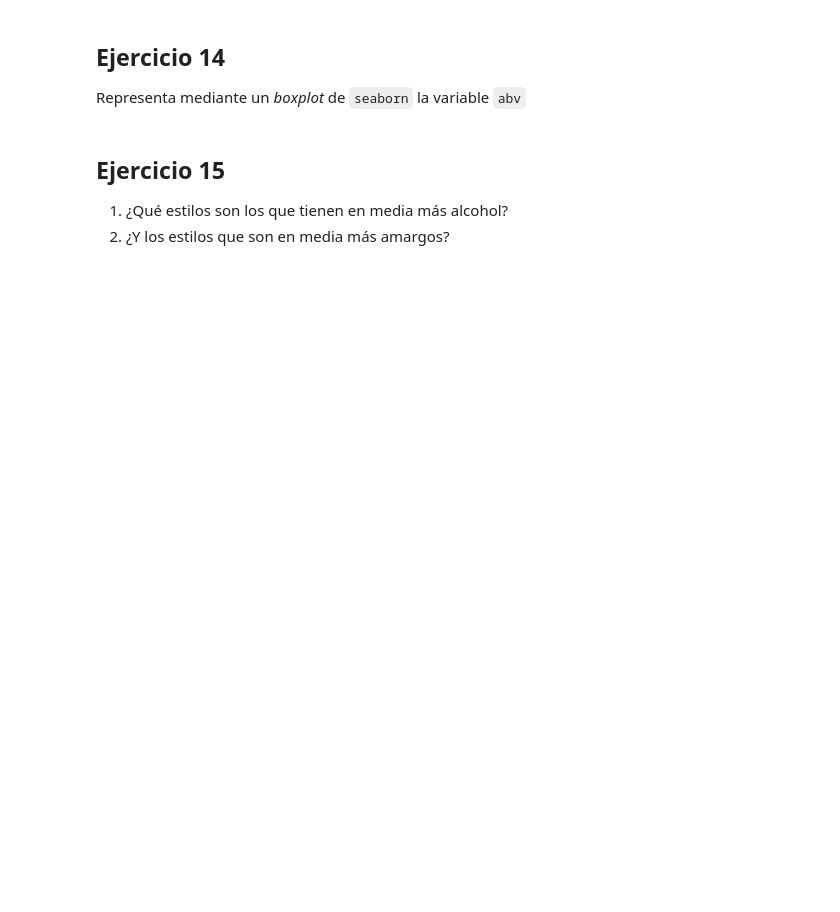
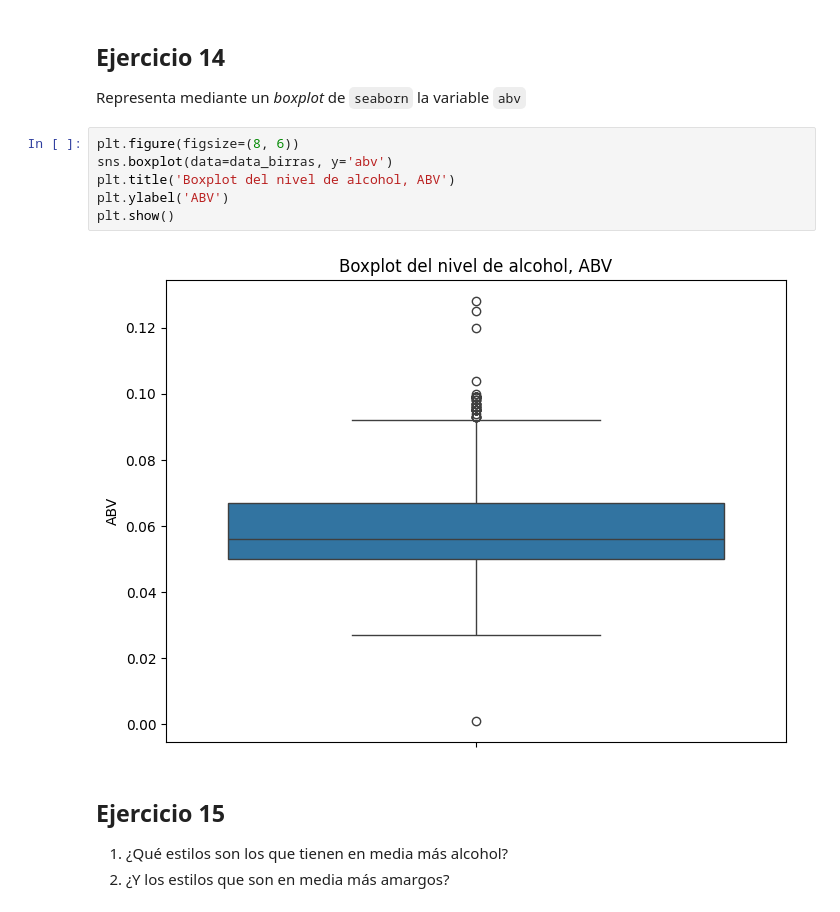
Before and after one commit to irenetite/2026-02-BILBAO-FT-Data-Science, a Jupyter notebook: 2-Data_Analysis/2-Pandas/Practica/6-Beers/irene_birras_repaso.ipynb, the cells around one changed output. Drawn from its saved outputs; the diff is of its cells as text; blank space fills up the shorter version.

```diff
--- a/2-Data_Analysis/2-Pandas/Practica/6-Beers/irene_birras_repaso.ipynb
+++ b/2-Data_Analysis/2-Pandas/Practica/6-Beers/irene_birras_repaso.ipynb
@@ -75,6 +420,14 @@ Representa el nivel de alcohol (columna `abv`) en un histograma. ¿Se trata de u
 # %% [markdown]
 ## Ejercicio 14
 Representa mediante un *boxplot* de `seaborn` la variable `abv`
+# %%
+plt.figure(figsize=(8, 6))
+sns.boxplot(data=data_birras, y='abv')
+plt.title('Boxplot del nivel de alcohol, ABV')
+plt.ylabel('ABV')
+plt.show()
+# %% [output]
+[figure, added]
 # %% [markdown]
 ## Ejercicio 15
 1. ¿Qué estilos son los que tienen en media más alcohol?
```
Also changed, not shown: parts of 44 cells of this notebook.
